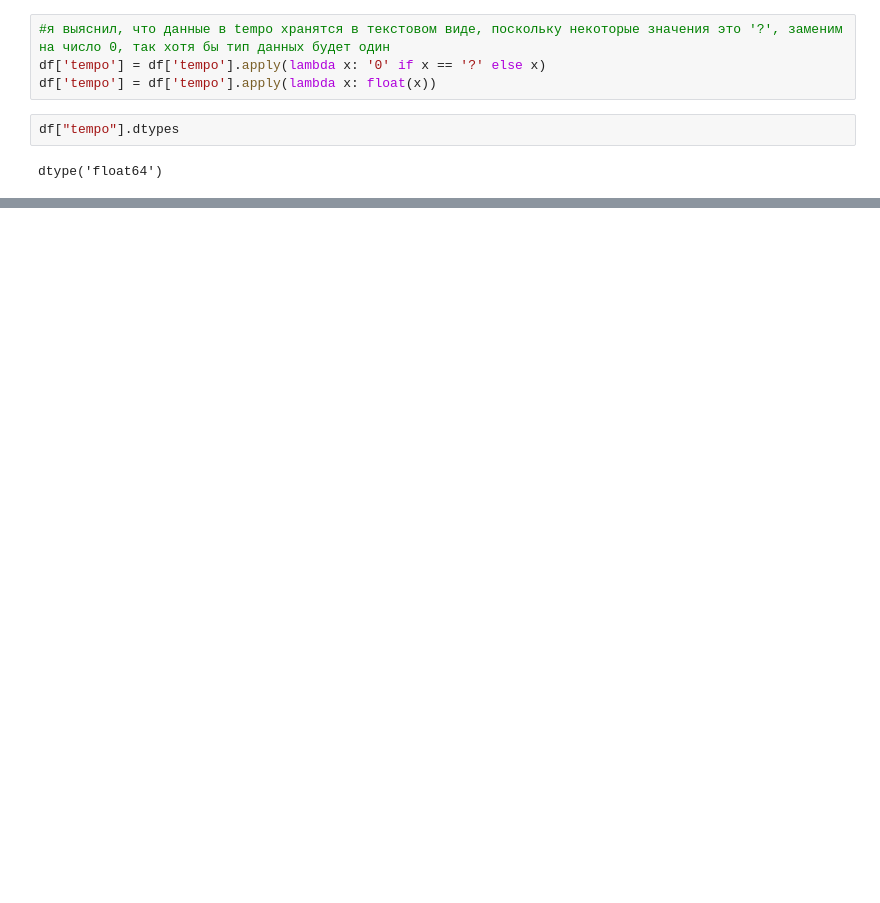
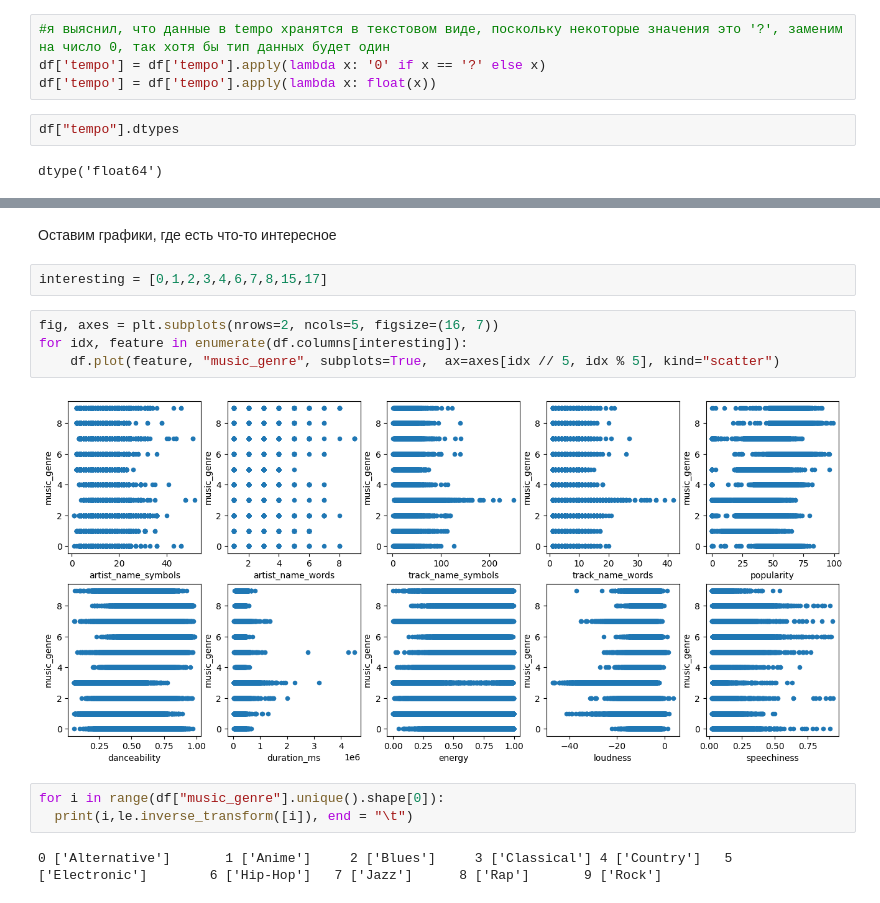
Before and after one commit to gtrofimiuk/ML_course, a Jupyter notebook: MusicGenres.ipynb, the cells around one changed output, grey strips where cells are left out. Saved outputs shown, nothing was run; the diff lists cells and outputs as text; blank space fills up the shorter version.

```diff
--- a/MusicGenres.ipynb
+++ b/MusicGenres.ipynb
@@ -325,0 +380,15 @@ dtype('float64')
+# %% [markdown]
+Оставим графики, где есть что-то интересное
+# %%
+interesting = [0,1,2,3,4,6,7,8,15,17]
+# %%
+fig, axes = plt.subplots(nrows=2, ncols=5, figsize=(16, 7))
+for idx, feature in enumerate(df.columns[interesting]):
+    df.plot(feature, "music_genre", subplots=True,  ax=axes[idx // 5, idx % 5], kind="scatter")
+# %% [output]
+[figure, added]
+# %%
+for i in range(df["music_genre"].unique().shape[0]):
+  print(i,le.inverse_transform([i]), end = "\t")
+# %% [output]
+0 ['Alternative']       1 ['Anime']     2 ['Blues']     3 ['Classical'] 4 ['Country']   5 ['Electronic']        6 ['Hip-Hop']   7 ['Jazz']      8 ['Rap']       9 ['Rock']
```
Also changed, not shown: parts of 45 cells of this notebook.
